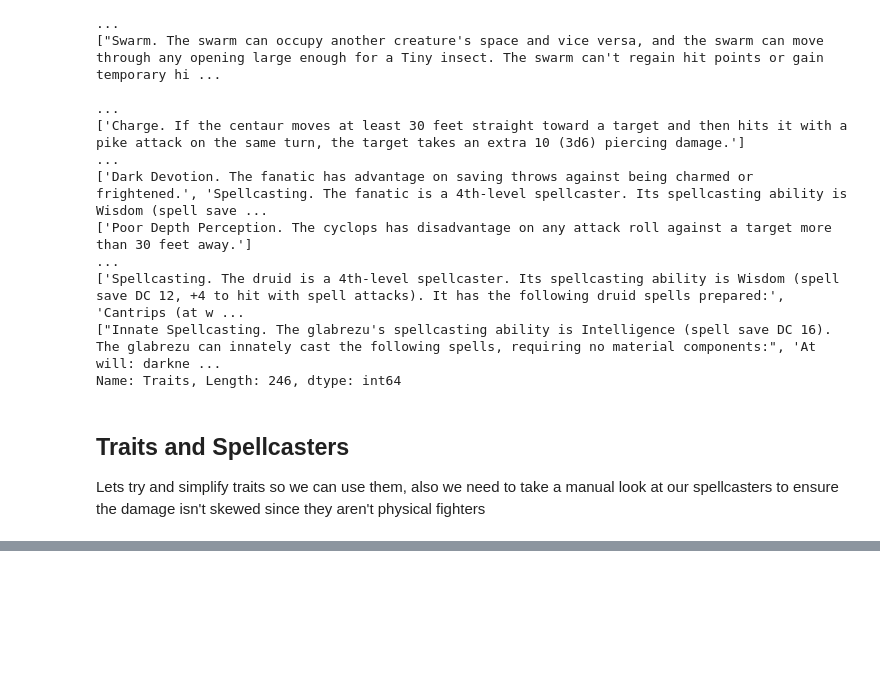
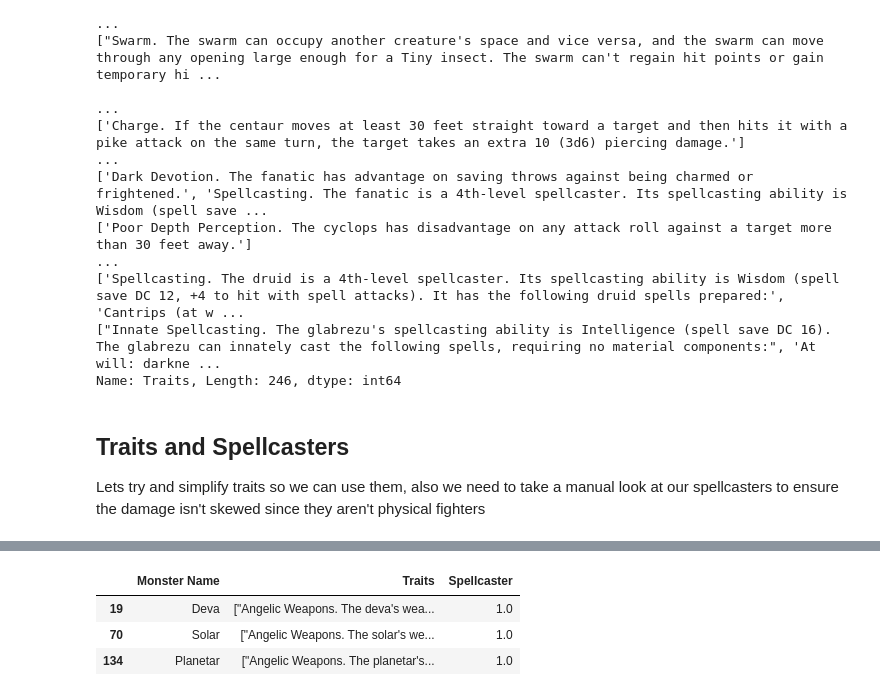
Before and after one commit to chabazite/DnD_Monsters, a Jupyter notebook: notebooks/3.0_ASI_Data_Wrangling.ipynb, the cells around one changed output, grey strips where cells are left out. Cells and saved outputs as stored; diff of their text form; code cells hidden in the pictures; blank space fills up the shorter version.

```diff
--- a/notebooks/3.0_ASI_Data_Wrangling.ipynb
+++ b/notebooks/3.0_ASI_Data_Wrangling.ipynb
@@ -685,3 +653,14 @@ Name: Traits, Length: 246, dtype: int64
 # %% [markdown]
 ## Traits and Spellcasters
 Lets try and simplify traits so we can use them, also we need to take a manual look at our spellcasters to ensure the damage isn't skewed since they aren't physical fighters
+# %%
+
+monster_traits = monster_df[['Monster Name', 'Traits']]
+
+#binary 1 or 0 for spellcaster
+
+for indx, spell in enumerate(monster_traits["Traits"]):
+    if "Spellcasting" in monster_traits.loc[indx,"Traits"]:
+        monster_traits.loc[indx, "Spellcaster"] = 1
+    else:
+        monster_traits.loc[indx, "Spellcaster"] = 0
@@ -687,0 +678,7 @@ Lets try and simplify traits so we can use them, also we need to take a manual l
+# %%
+monster_traits[monster_traits["Traits"].str.contains("Angelic Weapons")]
+# %% [output]
+|  | Monster Name | Traits | Spellcaster |
+| 19 | Deva | ["Angelic Weapons. The deva's wea... | 1.0 |
+| 70 | Solar | ["Angelic Weapons. The solar's we... | 1.0 |
+| 134 | Planetar | ["Angelic Weapons. The planetar's... | 1.0 |
```
Also changed, not shown: parts of 18 cells of this notebook, 1 other file.
